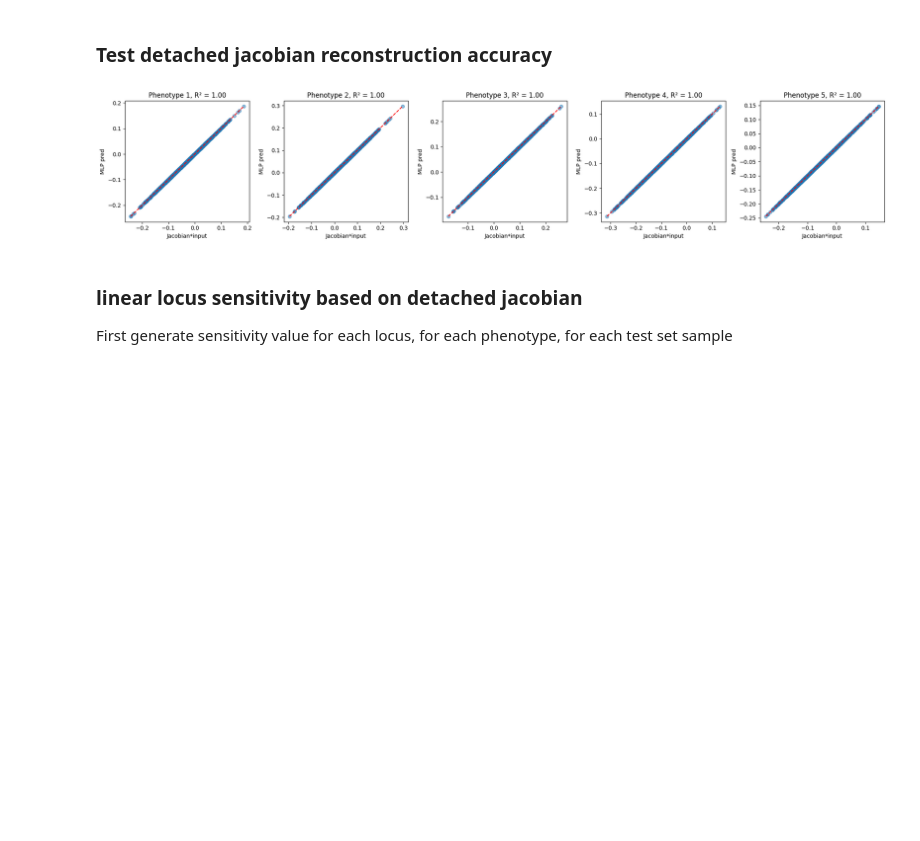
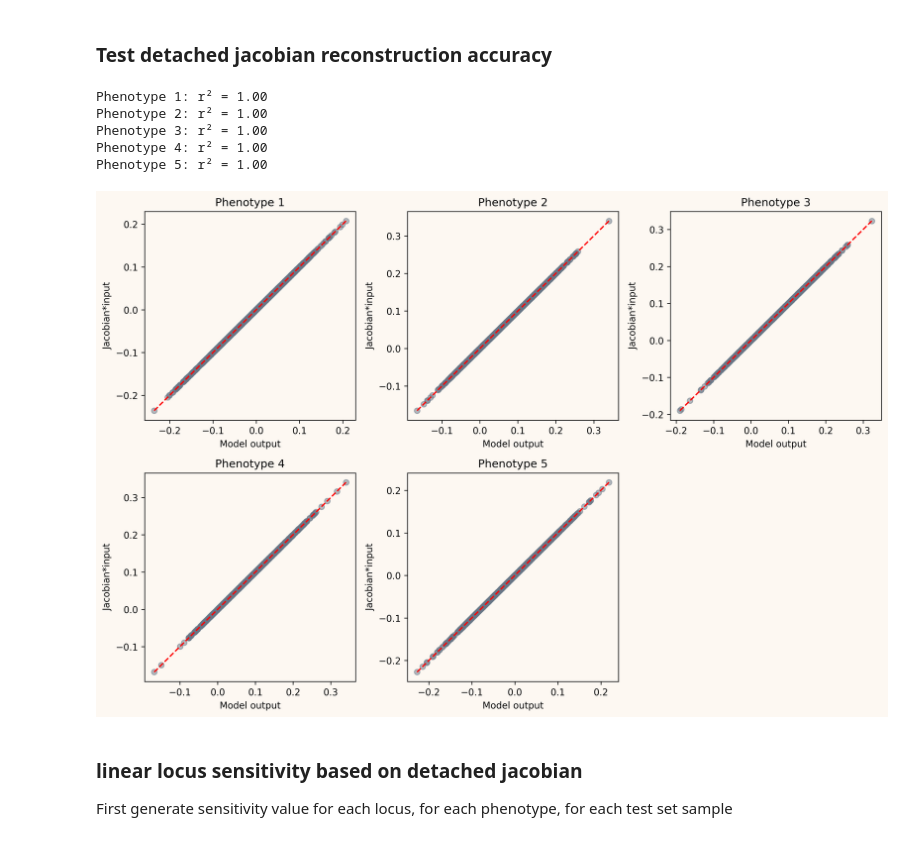
Before and after one commit to Arcadia-Science/2025_genopheno_local_linear_mapping, a Jupyter notebook: index.ipynb, the cells around one changed output. Cells and saved outputs as stored; diff of their text form; code cells hidden in the pictures; blank space fills up the shorter version.

Commit message:
started figure cleanup

```diff
--- a/index.ipynb
+++ b/index.ipynb
@@ -609,7 +683,12 @@ def plot_jacobian_vs_predictions(model, test_loader, n_phenotypes=5, max_batches
 # %%
-dot_products, predictions = plot_jacobian_vs_predictions(detached_model, test_loader_gp)
+plot_jacobian_vs_predictions(detached_model, test_loader_gp)
 # %% [output]
+Phenotype 1: r² = 1.00
+Phenotype 2: r² = 1.00
+Phenotype 3: r² = 1.00
+Phenotype 4: r² = 1.00
+Phenotype 5: r² = 1.00
-[figure, old version]
+[figure, new version]
 # %% [markdown]
 ### linear locus sensitivity based on detached jacobian
 
```
Also changed, not shown: parts of 43 cells of this notebook.
